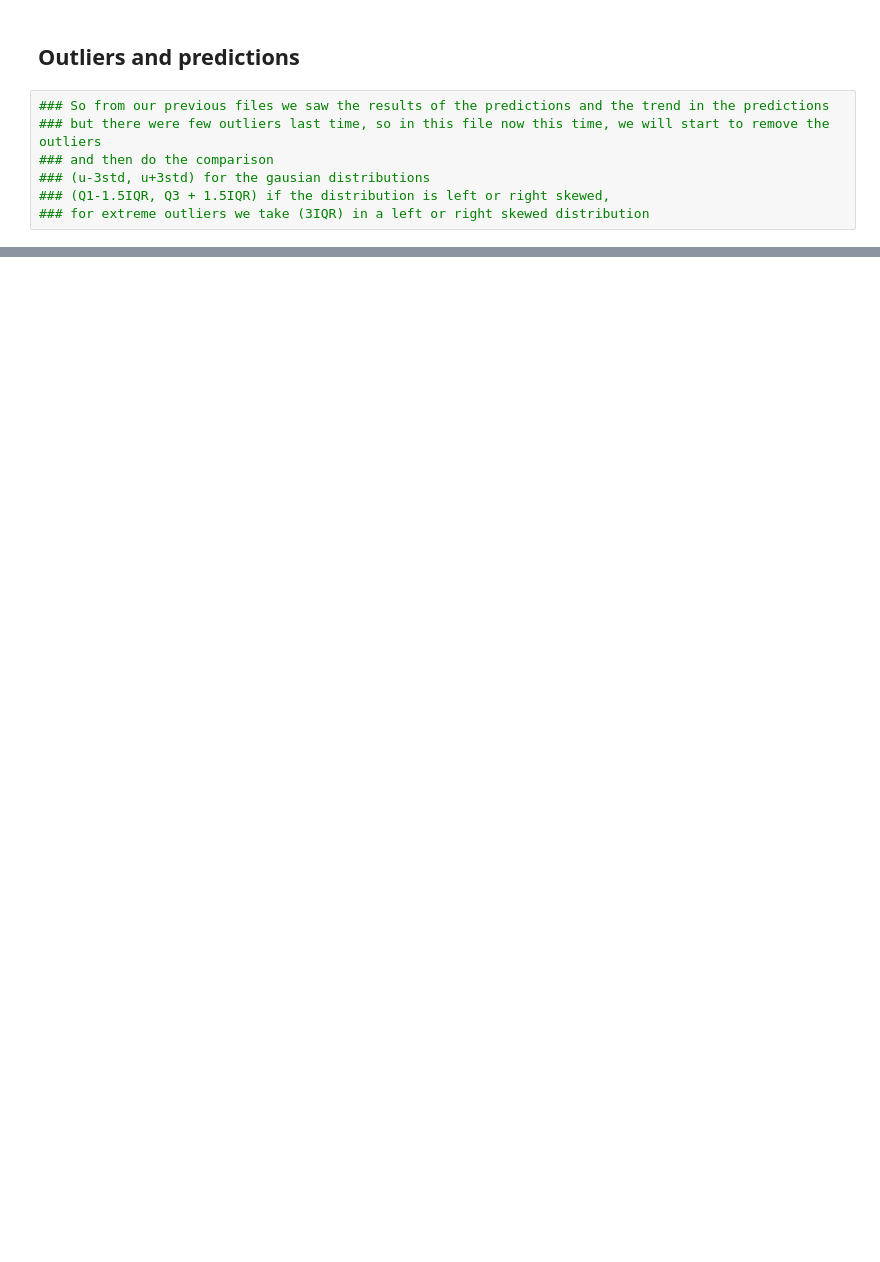
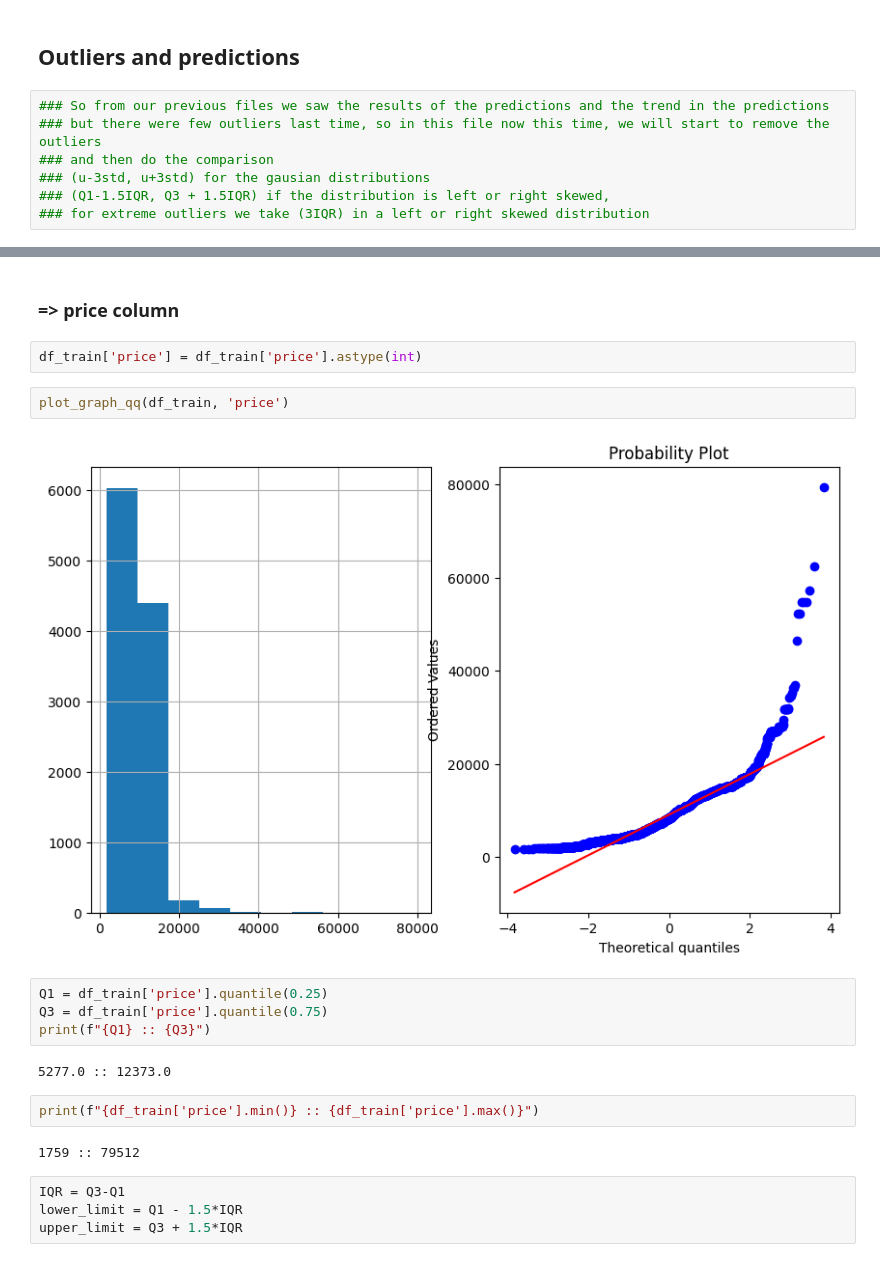
Before and after one commit to utsav87589/Flight-Price-EDA, a Jupyter notebook: notebooks/outliers.ipynb, the cells around one changed output, grey strips where cells are left out. Drawn from its saved outputs; the diff is of its cells as text; blank space fills up the shorter version.

```diff
--- a/notebooks/outliers.ipynb
+++ b/notebooks/outliers.ipynb
@@ -9,0 +142,22 @@
+# %% [markdown]
+### => price column
+# %%
+df_train['price'] = df_train['price'].astype(int)
+# %%
+plot_graph_qq(df_train, 'price')
+# %% [output]
+[figure, added]
+# %%
+Q1 = df_train['price'].quantile(0.25)
+Q3 = df_train['price'].quantile(0.75)
+print(f"{Q1} :: {Q3}")
+# %% [output]
+5277.0 :: 12373.0
+# %%
+print(f"{df_train['price'].min()} :: {df_train['price'].max()}")
+# %% [output]
+1759 :: 79512
+# %%
+IQR = Q3-Q1
+lower_limit = Q1 - 1.5*IQR
+upper_limit = Q3 + 1.5*IQR
```
Also changed, not shown: parts of 50 cells of this notebook, 2 other files.
